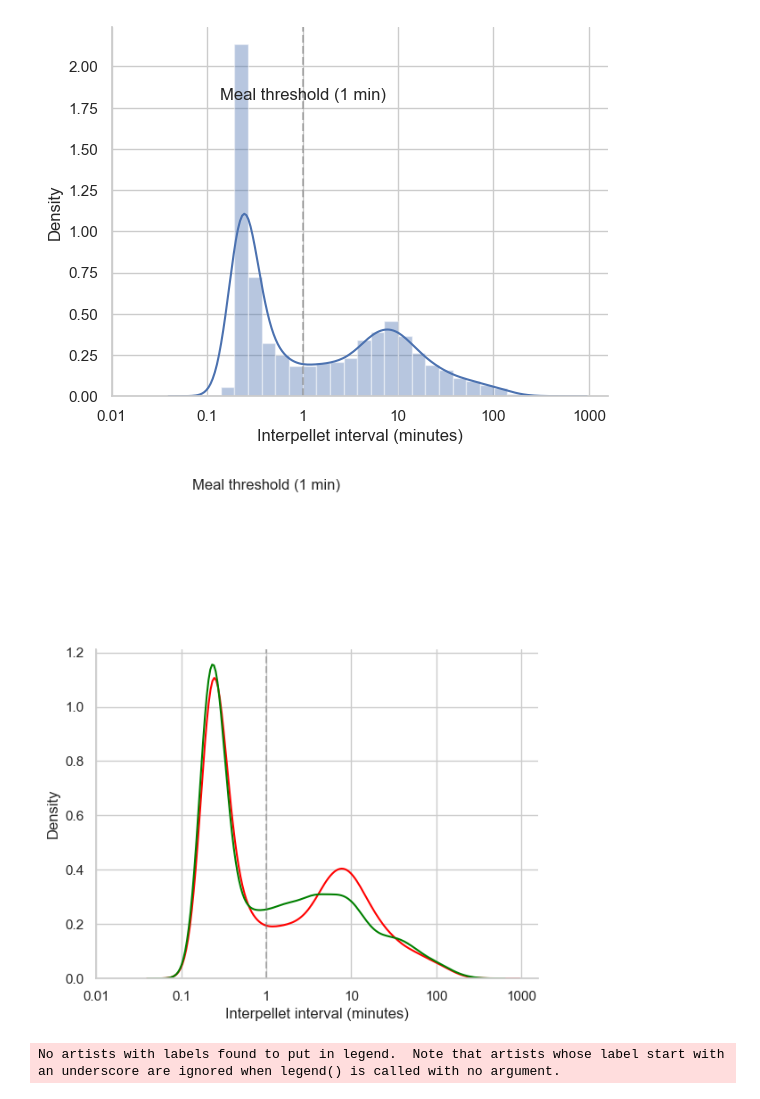
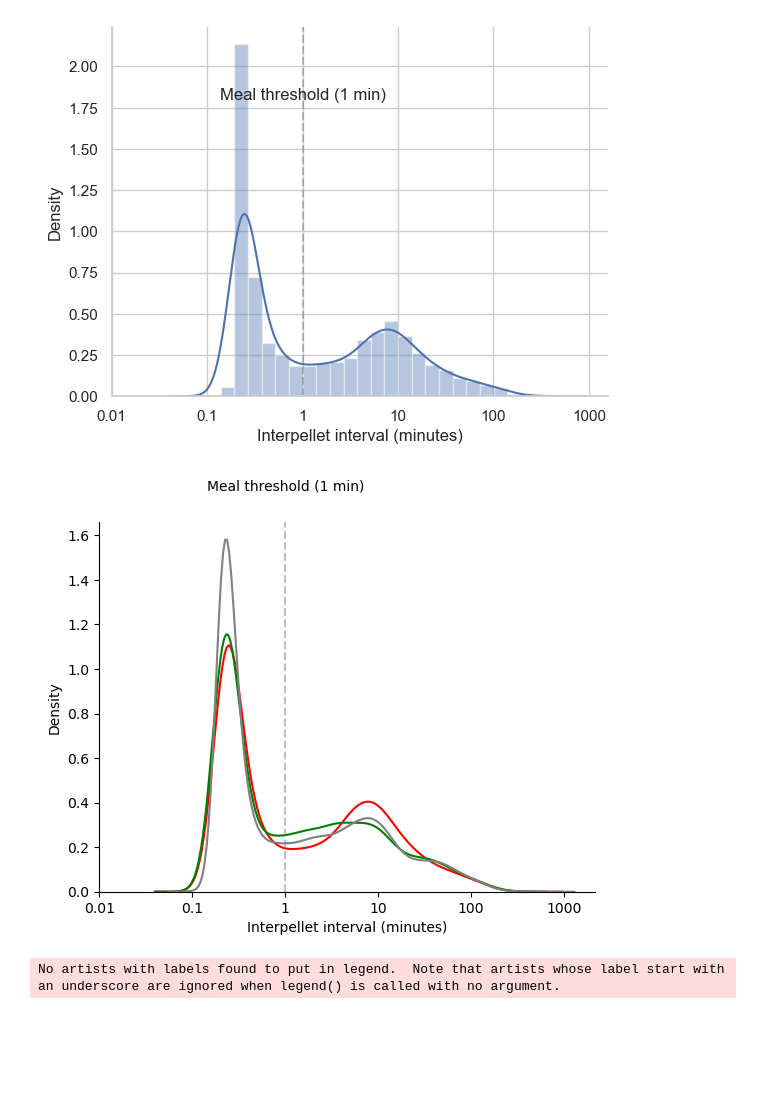
Before and after one commit to Htbibalan/FEDPROTEINPRO, a Jupyter notebook: notebooks/FEDXC_readdata_BACKUP.ipynb, the cells around one changed output. Cells and saved outputs as stored; diff of their text form; code cells hidden in the pictures; blank space fills up the shorter version.

```diff
--- a/notebooks/FEDXC_readdata_BACKUP.ipynb
+++ b/notebooks/FEDXC_readdata_BACKUP.ipynb
@@ -254,3 +254,13 @@ t
 2022-09-12 08:45:06      14.0
 2022-09-12 09:44:05    3539.0
 Name: ipi, dtype: float64
+# %%
+## gets bodyweights and adds to dictionary
+metafile = "..\\METAFILE FEDXC DATA SHEETS.xls"
+rows, header = tp.metafilereader(metafile, sheetname="METAFILE_BW")
+
+n_days = len(rows[0])
+
+for row in rows:
+    mouse_id = row[0]
+    mice[mouse_id]["bodyweight"] = [row[i] for i in range(1, n_days)]
@@ -1551,31 +1701,31 @@ len(trans_ipisPR)
 # %%
 #converge PR and NR KDE
 trans_ipisPR = [ipi for ipi in np.log10(PR_IPIS/60) if np.isfinite(ipi)]
 trans_ipisNR = [ipi for ipi in np.log10(NR_IPIS/60) if np.isfinite(ipi)]
 trans_ipisALL = [ipi for ipi in np.log10(all_ipis/60) if np.isfinite(ipi)]
 f, ax = plt.subplots()
 data = sns.distplot(trans_ipisPR, color= "red", hist = False, kde=True )
 ax.set_xlabel("Interpellet interval (minutes)")
 ax.set_xticks([-2, -1, 0, 1, 2, 3], labels=["0.01", "0.1", "1", "10", "100", "1000"])
 
 data = sns.distplot(trans_ipisNR, color = "green", hist = False )
 ax.set_xlabel("Interpellet interval (minutes)")
 ax.set_xticks([-2, -1, 0, 1, 2, 3], labels=["0.01", "0.1", "1", "10", "100", "1000"])
 
-# data = sns.distplot(trans_ipisALL, color = "grey", hist = False , kde = True)
-# ax.set_xlabel("Interpellet interval (minutes)")
-# ax.set_xticks([-2, -1, 0, 1, 2, 3], labels=["0.01", "0.1", "1", "10", "100", "1000"])
+data = sns.distplot(trans_ipisALL, color = "grey", hist = False , kde = True)
+ax.set_xlabel("Interpellet interval (minutes)")
+ax.set_xticks([-2, -1, 0, 1, 2, 3], labels=["0.01", "0.1", "1", "10", "100", "1000"])
 
 
 ax.axvline(0, linestyle="--", color="grey", alpha=0.5)
 ax.text(0,1.8, "Meal threshold (1 min)", ha="center")
 
 ax.spines["top"].set_visible(False)
 ax.spines["right"].set_visible(False)
 
 #f.savefig("..\\results\\ipi_ff.png")
 # %% [output]
-[figure, old version]
+[figure, new version]
 # %%
 def EPOCH(data, ax=[], colors=[], fill=False, labels=[], linestyle="-", **kwargs):
     if ax == []:
```
Also changed, not shown: parts of 15 cells of this notebook, 3 other files.
